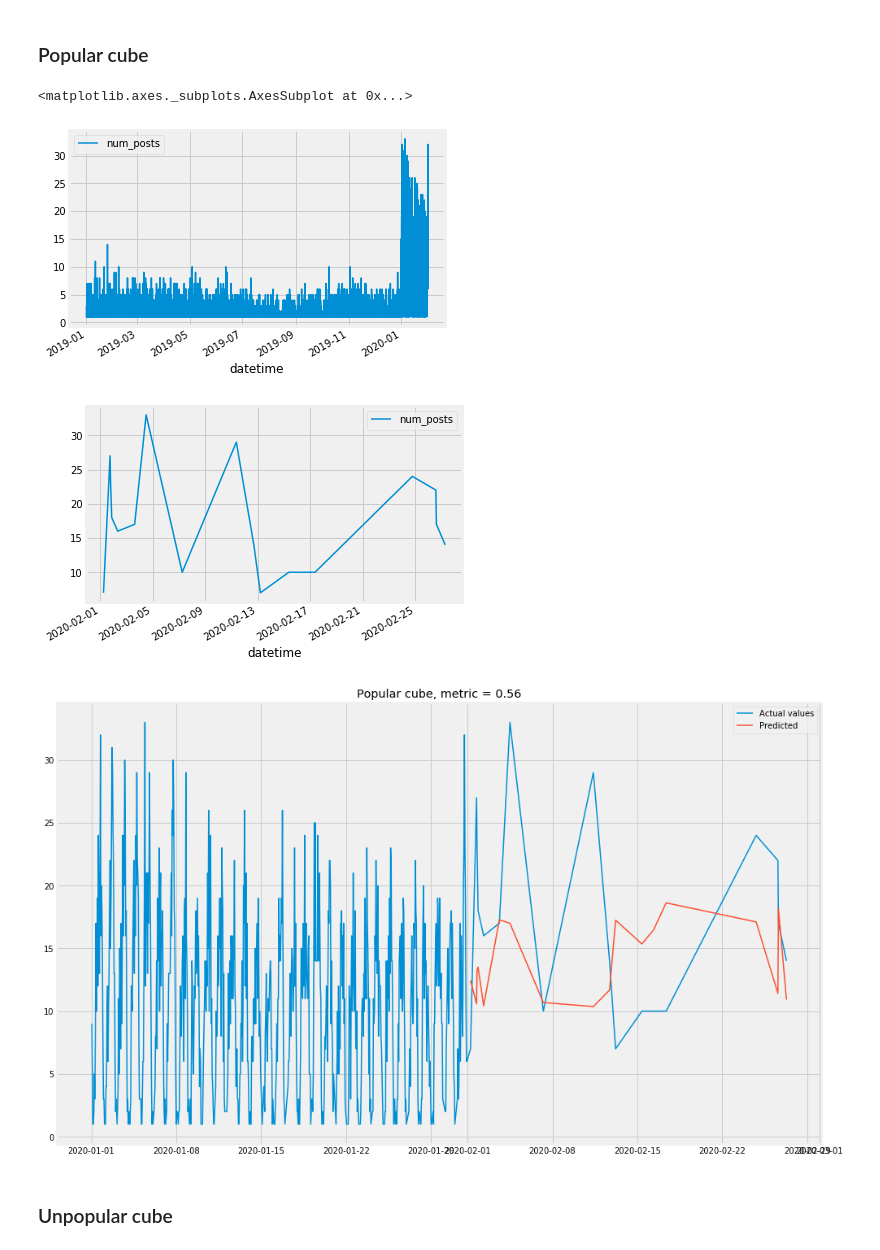
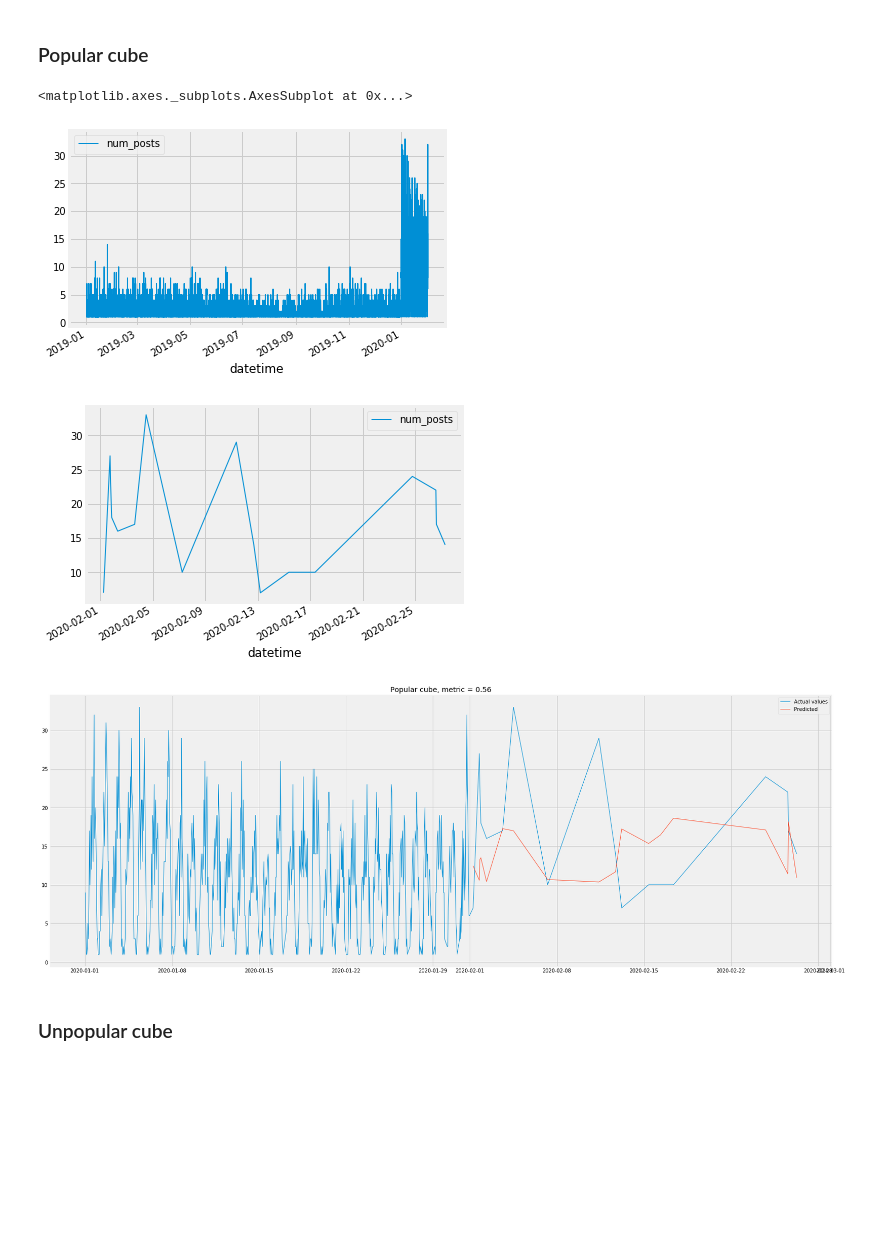
Before and after one commit to jrzkaminski/IndustrialML-ITMO, a Jupyter notebook: Time_Series_solution.ipynb, the cells around one changed output. Saved outputs shown, nothing was run; the diff lists cells and outputs as text; code cells hidden in the pictures; blank space fills up the shorter version.

```diff
--- a/Time_Series_solution.ipynb
+++ b/Time_Series_solution.ipynb
@@ -33,7 +33,7 @@ from statsmodels.graphics.tsaplots import plot_acf
 from statsmodels.graphics.tsaplots import plot_pacf
 import plotly.express as px
 plt.style.use('fivethirtyeight')
-plt.rcParams['lines.linewidth'] = 1.5
+plt.rcParams['lines.linewidth'] = 1.0
 %matplotlib inline
 
 # Modelling and Forecasting
@@ -376,24 +376,24 @@ df_test = data_test[data_test['point'] == point][['num_posts', 'datetime']]
 df_test.plot('datetime', 'num_posts')
 # %% [output]
 <matplotlib.axes._subplots.AxesSubplot at 0x...>
-[figure, old version]
+[figure, new version]
-[figure, old version]
+[figure, new version]
 # %%
 y_true, y_pred = run_ts_forecasting_example(train=df_train, test=df_test, pipeline=get_pipeline(), timeout=0.1)
 
 test_plot_data = pd.DataFrame(data={'datetime': df_test['datetime'], 'predicted': y_pred}).sort_values(by='datetime').set_index('datetime')
 train_plot = pd.concat([df_train[df_train['datetime'] > '2020-01-01'], df_test.sort_values(by='datetime')]).set_index('datetime')
 
-plt.figure(figsize=(15,10))
+plt.figure(figsize=(25,10))
 plt.grid()
 plt.plot(train_plot, label='Actual values')
 plt.plot(test_plot_data, label='Predicted')
 plt.grid()
 plt.legend(loc='Left corner')
 plt.title(f'Popular cube, metric = {np.round(metrics(y_true[len(y_pred):], y_pred), 3)}')
 plt.show()
 # %% [output]
-[figure, old version]
+[figure, new version]
 # %% [markdown]
 ### Unpopular cube
 # %%
```
Also changed, not shown: parts of 2 cells of this notebook.
